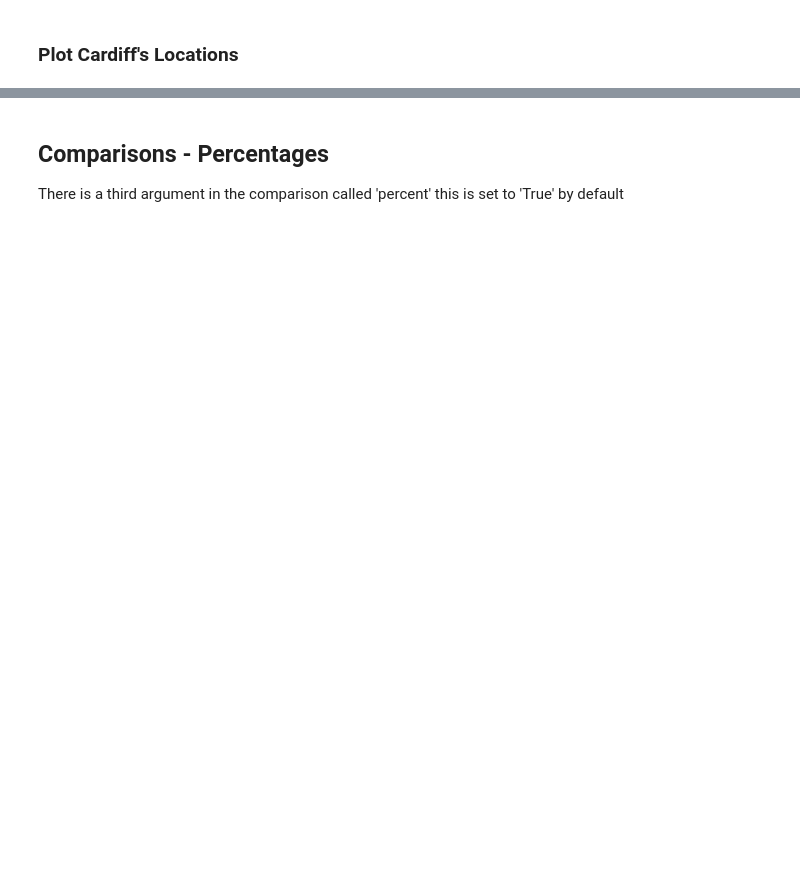
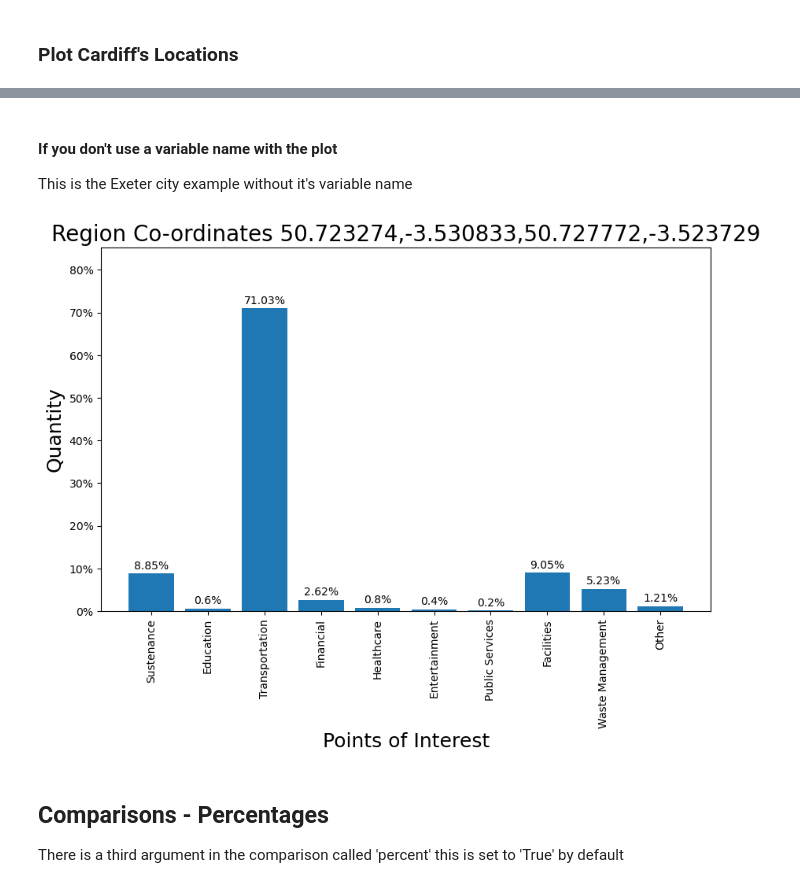
Before and after one commit to iestynlee/osmpoi, a Jupyter notebook: examples/Project Results.ipynb, the cells around one changed output, grey strips where cells are left out. Cells and saved outputs as stored; diff of their text form; code cells hidden in the pictures; blank space fills up the shorter version.

Commit message:
Updated the Project Results with new examples
Changes to the plotter required this

```diff
--- a/examples/Project Results.ipynb
+++ b/examples/Project Results.ipynb
@@ -124,3 +124,10 @@ plotter.plot(cardiff_uni)
+# %% [markdown]
+#### If you don't use a variable name with the plot
+This is the Exeter city example without it's variable name
+# %%
+plotter.plot(retrieve.pois_bbox(50.723274,-3.530833,50.727772,-3.523729))
+# %% [output]
+[figure, added]
 # %% [markdown]
 ## Comparisons - Percentages
 
```
Also changed, not shown: parts of 14 cells of this notebook.
